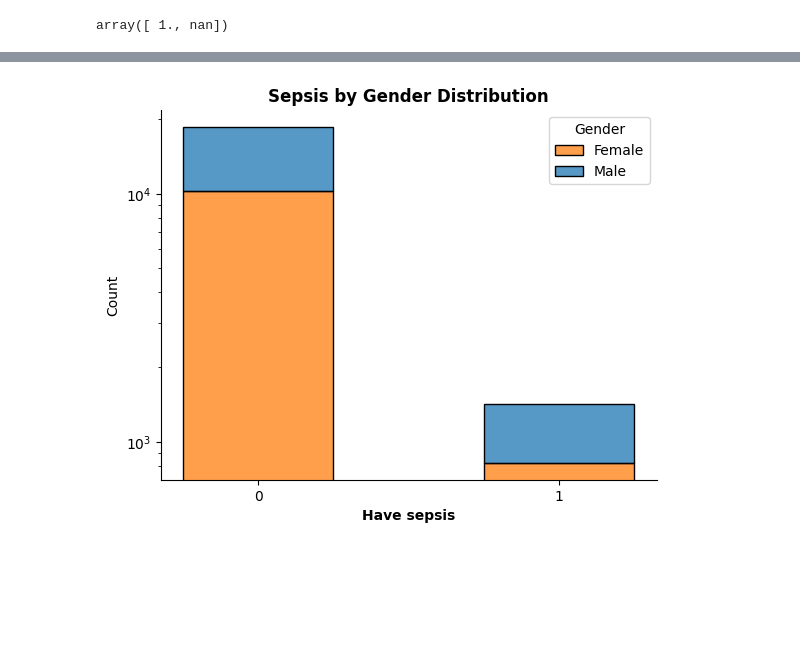
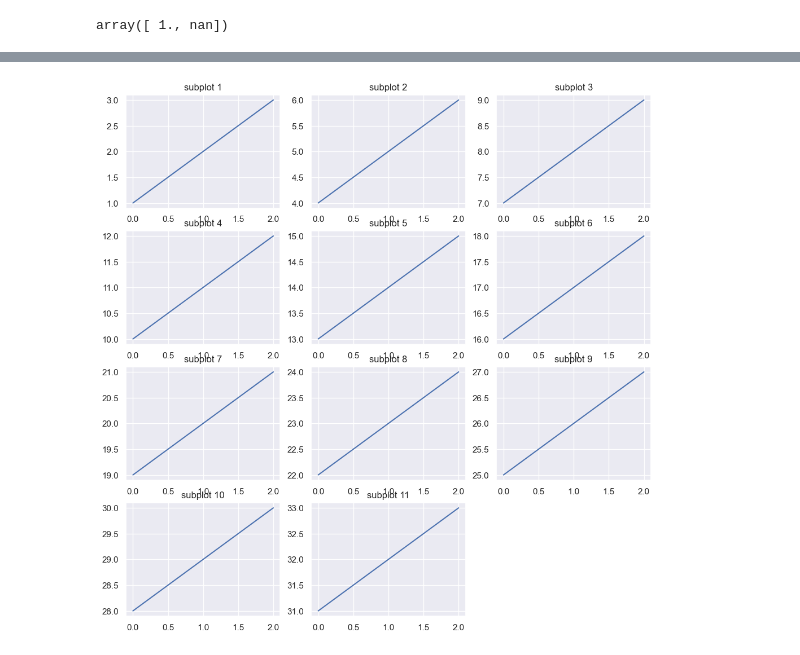
Before and after one commit to maayan-aytek/DS_LAB, a Jupyter notebook: EDA.ipynb, the cells around one changed output, grey strips where cells are left out. Cells and saved outputs as stored; diff of their text form; code cells hidden in the pictures; blank space fills up the shorter version.

```diff
--- a/EDA.ipynb
+++ b/EDA.ipynb
@@ -270,12 +253,37 @@ plt.show()
-# %%
-sns.histplot(data=all_df.drop_duplicates(subset=["patient id", "Gender", "any_sepsis"]), x="any_sepsis", hue="Gender", multiple="stack", binwidth=0.5, binrange=(-0.25, 1.25))
-plt.xticks([0,1], ha='center', fontsize=10)
-plt.yscale('log')
-sns.despine()
-plt.legend(title="Gender", labels=["Female", "Male"])
-plt.xlabel('Have sepsis', fontweight = "bold")
-plt.ylabel("Count")
-plt.title("Sepsis by Gender Distribution", fontweight = "bold")
-plt.show()
-# %% [output]
-[figure, removed]
+# %%
+import matplotlib.pyplot as plt
+
+# create figure and axes objects
+fig, axs = plt.subplots(nrows=4, ncols=3, figsize=(12, 12))
+
+# create subplots
+axs[0, 0].plot([1, 2, 3])
+axs[0, 0].set_title('subplot 1')
+axs[0, 1].plot([4, 5, 6])
+axs[0, 1].set_title('subplot 2')
+axs[0, 2].plot([7, 8, 9])
+axs[0, 2].set_title('subplot 3')
+axs[1, 0].plot([10, 11, 12])
+axs[1, 0].set_title('subplot 4')
+axs[1, 1].plot([13, 14, 15])
+axs[1, 1].set_title('subplot 5')
+axs[1, 2].plot([16, 17, 18])
+axs[1, 2].set_title('subplot 6')
+axs[2, 0].plot([19, 20, 21])
+axs[2, 0].set_title('subplot 7')
+axs[2, 1].plot([22, 23, 24])
+axs[2, 1].set_title('subplot 8')
+axs[2, 2].plot([25, 26, 27])
+axs[2, 2].set_title('subplot 9')
+axs[3, 0].plot([28, 29, 30])
+axs[3, 0].set_title('subplot 10')
+axs[3, 1].plot([31, 32, 33])
+axs[3, 1].set_title('subplot 11')
+
+
+
+
+# show the plot
+plt.show()
+# %% [output]
+[figure, added]
```
Also changed, not shown: parts of 9 cells of this notebook, 2 other files.
